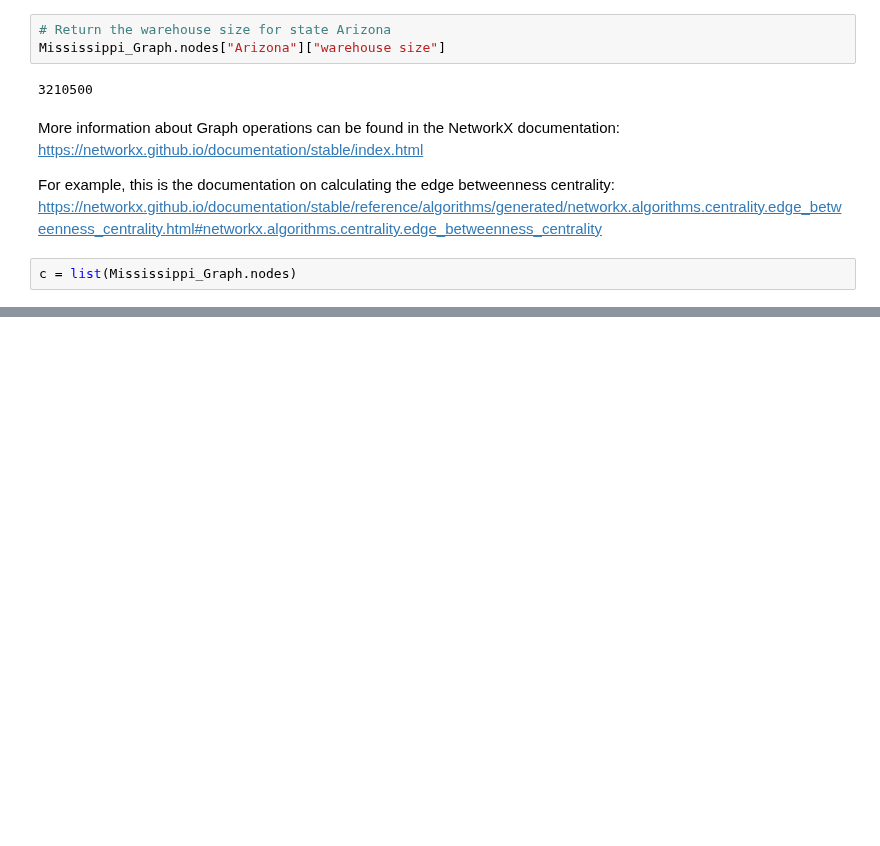
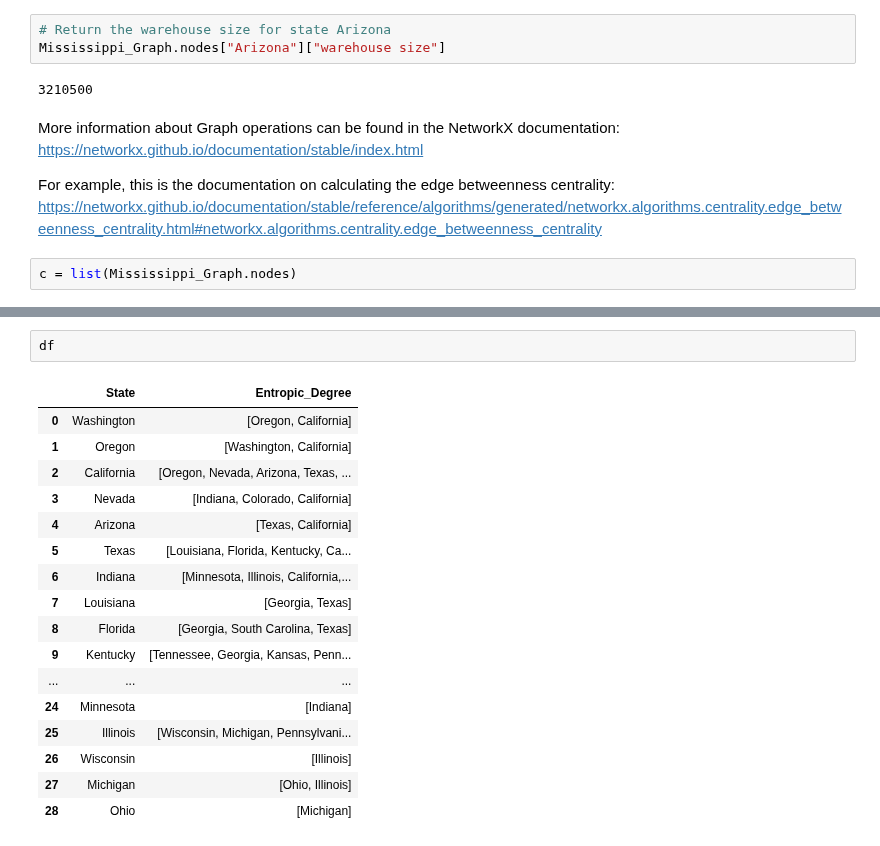
Before and after one commit to kelvinengee/network, a Jupyter notebook: Mississippi.ipynb, the cells around one changed output, grey strips where cells are left out. Drawn from its saved outputs; the diff is of its cells as text; blank space fills up the shorter version.

```diff
--- a/Mississippi.ipynb
+++ b/Mississippi.ipynb
@@ -176,0 +233,20 @@ df.sort_values(by=['Closeness_centrality'], ascending=False)
+# %%
+df
+# %% [output]
+|  | State | Entropic_Degree |
+| 0 | Washington | [Oregon, California] |
+| 1 | Oregon | [Washington, California] |
+| 2 | California | [Oregon, Nevada, Arizona, Texas, ... |
+| 3 | Nevada | [Indiana, Colorado, California] |
+| 4 | Arizona | [Texas, California] |
+| 5 | Texas | [Louisiana, Florida, Kentucky, Ca... |
+| 6 | Indiana | [Minnesota, Illinois, California,... |
+| 7 | Louisiana | [Georgia, Texas] |
+| 8 | Florida | [Georgia, South Carolina, Texas] |
+| 9 | Kentucky | [Tennessee, Georgia, Kansas, Penn... |
+| ... | ... | ... |
+| 24 | Minnesota | [Indiana] |
+| 25 | Illinois | [Wisconsin, Michigan, Pennsylvani... |
+| 26 | Wisconsin | [Illinois] |
+| 27 | Michigan | [Ohio, Illinois] |
+| 28 | Ohio | [Michigan] |
```
Also changed, not shown: parts of 14 cells of this notebook, 2 other files.
